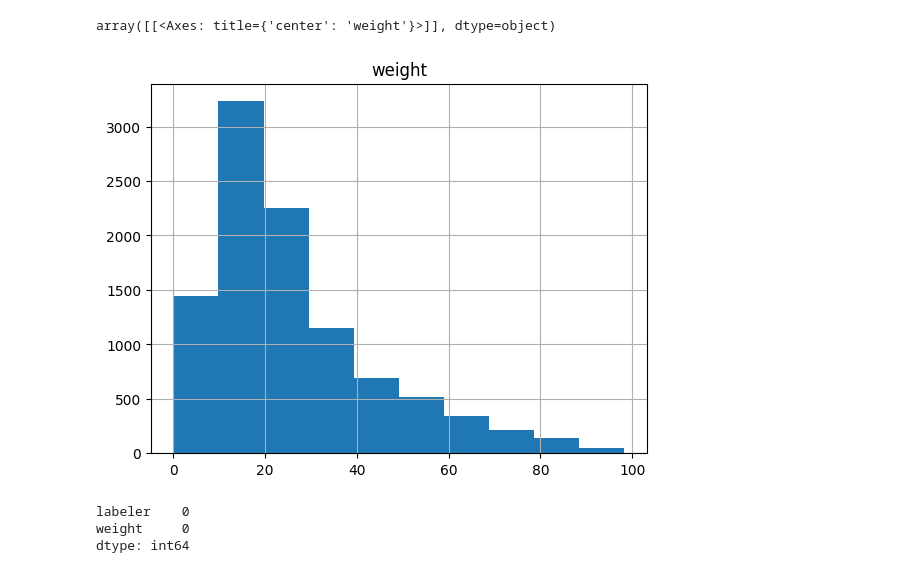
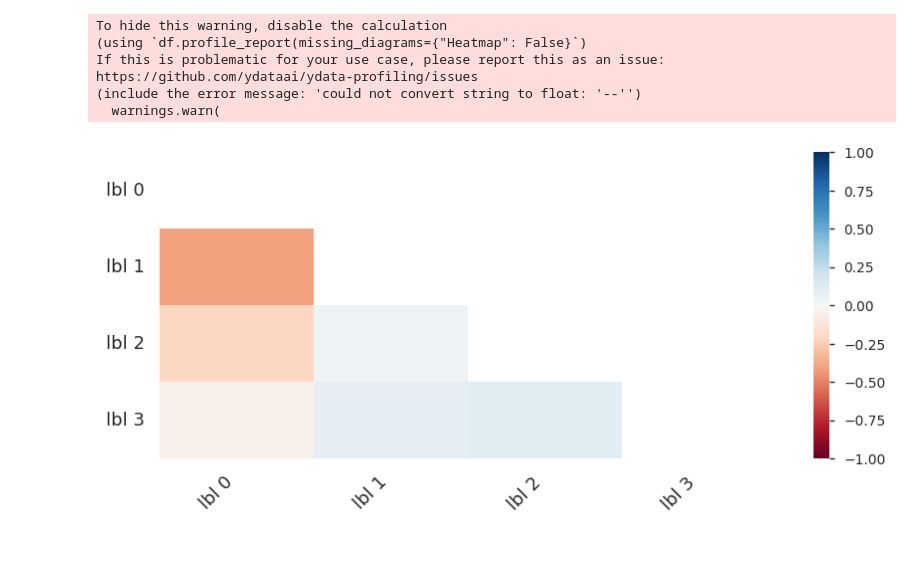
Before and after one commit to Coccoexe/AutonomousDrivingOnMars, a Jupyter notebook: src/outliers.ipynb, the cells around one changed output. Saved outputs shown, nothing was run; the diff lists cells and outputs as text; code cells hidden in the pictures.

```diff
--- a/src/outliers.ipynb
+++ b/src/outliers.ipynb
@@ -58,14 +38,18 @@ df.describe()
-# %%
-df.hist()
-# %% [output]
-array([[<Axes: title={'center': 'weight'}>]], dtype=object)
-[figure, removed]
-# %%
-df.isnull().sum()
-# %% [output]
-labeler    0
-weight     0
-dtype: int64
+# %%
+import pandas as pd
+from ydata_profiling import ProfileReport
+
+
+profile = ProfileReport(df, title="Profiling Report")
+profile.to_file("your_report.html")
+# %% [output]
+To hide this warning, disable the calculation
+(using `df.profile_report(missing_diagrams={"Heatmap": False}`)
+If this is problematic for your use case, please report this as an issue:
+https://github.com/ydataai/ydata-profiling/issues
+(include the error message: 'could not convert string to float: '--'')
+  warnings.warn(
+[figure, added]
 # %%
 #calculate the mean the medianm the mode and teh standard deviation
 mean = df['weight'].mean()
```
Also changed, not shown: parts of 7 cells of this notebook, 5 other files.
